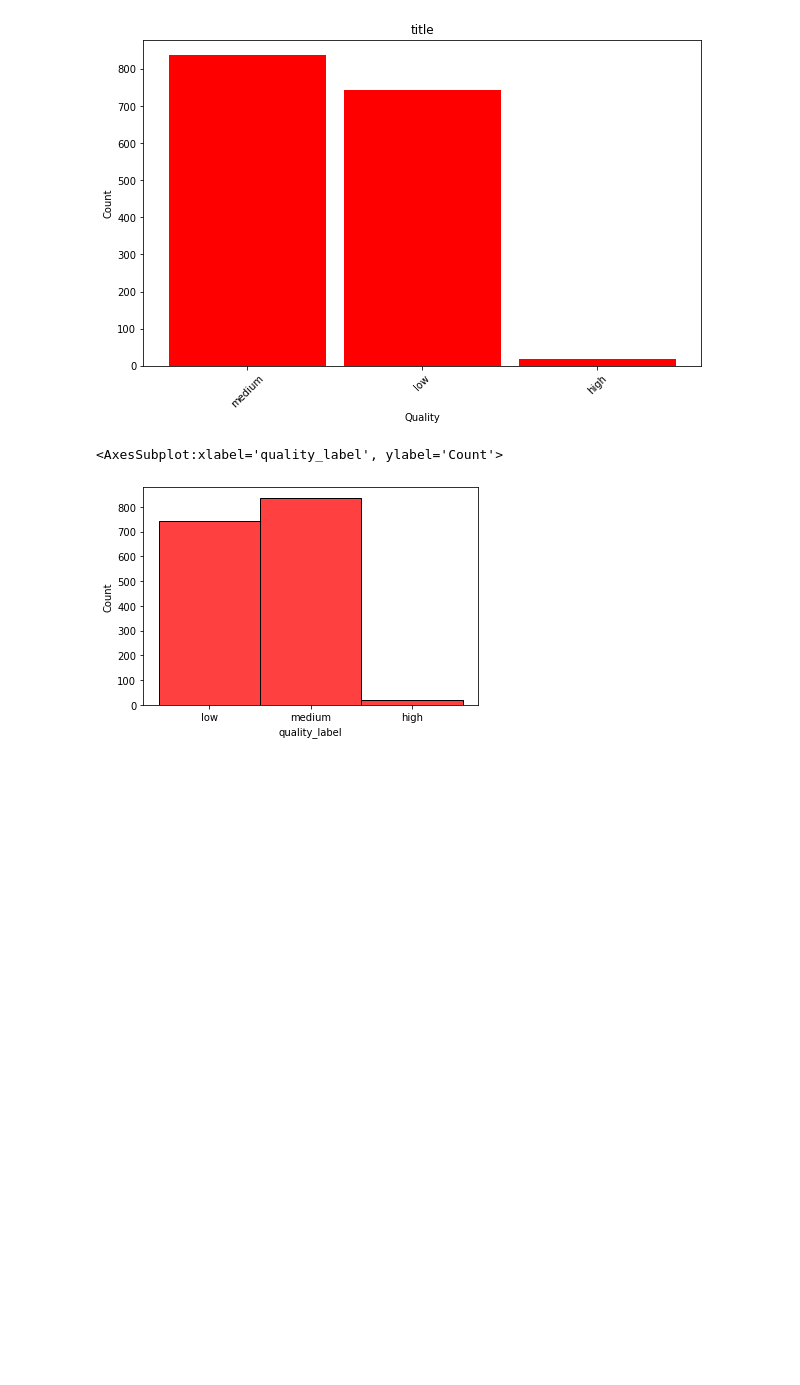
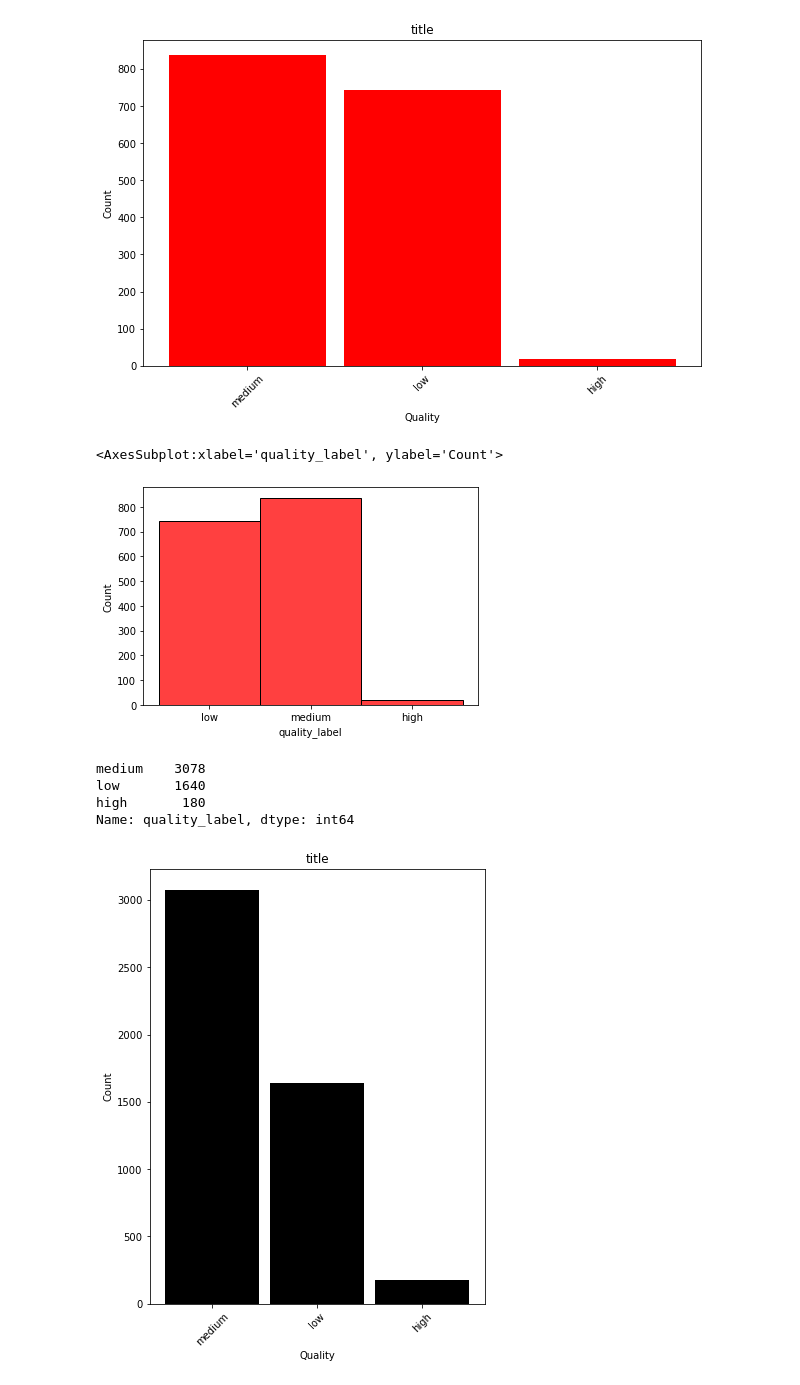
Before and after one commit to movifu1982/EDA---Wine-Project, a Jupyter notebook: EDA.ipynb, the cells around one changed output. Saved outputs shown, nothing was run; the diff lists cells and outputs as text; code cells hidden in the pictures; blank space fills up the shorter version.

```diff
--- a/EDA.ipynb
+++ b/EDA.ipynb
@@ -140,3 +127,27 @@ sns.histplot(data=red_wine, x="quality_label", color="red")
 # %% [output]
 <AxesSubplot:xlabel='quality_label', ylabel='Count'>
 [figure]
+# %%
+white_comparison = white_wine["quality_label"].value_counts()
+white_comparison
+# %% [output]
+medium    3078
+low       1640
+high       180
+Name: quality_label, dtype: int64
+# %%
+#Matplotlib
+
+plt.figure(figsize=(6,8))
+plt.bar(white_comparison.index, white_comparison, width=0.9, color= "black")
+
+
+plt.title("title")
+plt.xlabel("Quality")
+plt.ylabel("Count")
+plt.xticks(rotation=45)
+plt.show()
+
+#get the columns in order
+# %% [output]
+[figure, added]
```
Also changed, not shown: parts of 9 cells of this notebook.
